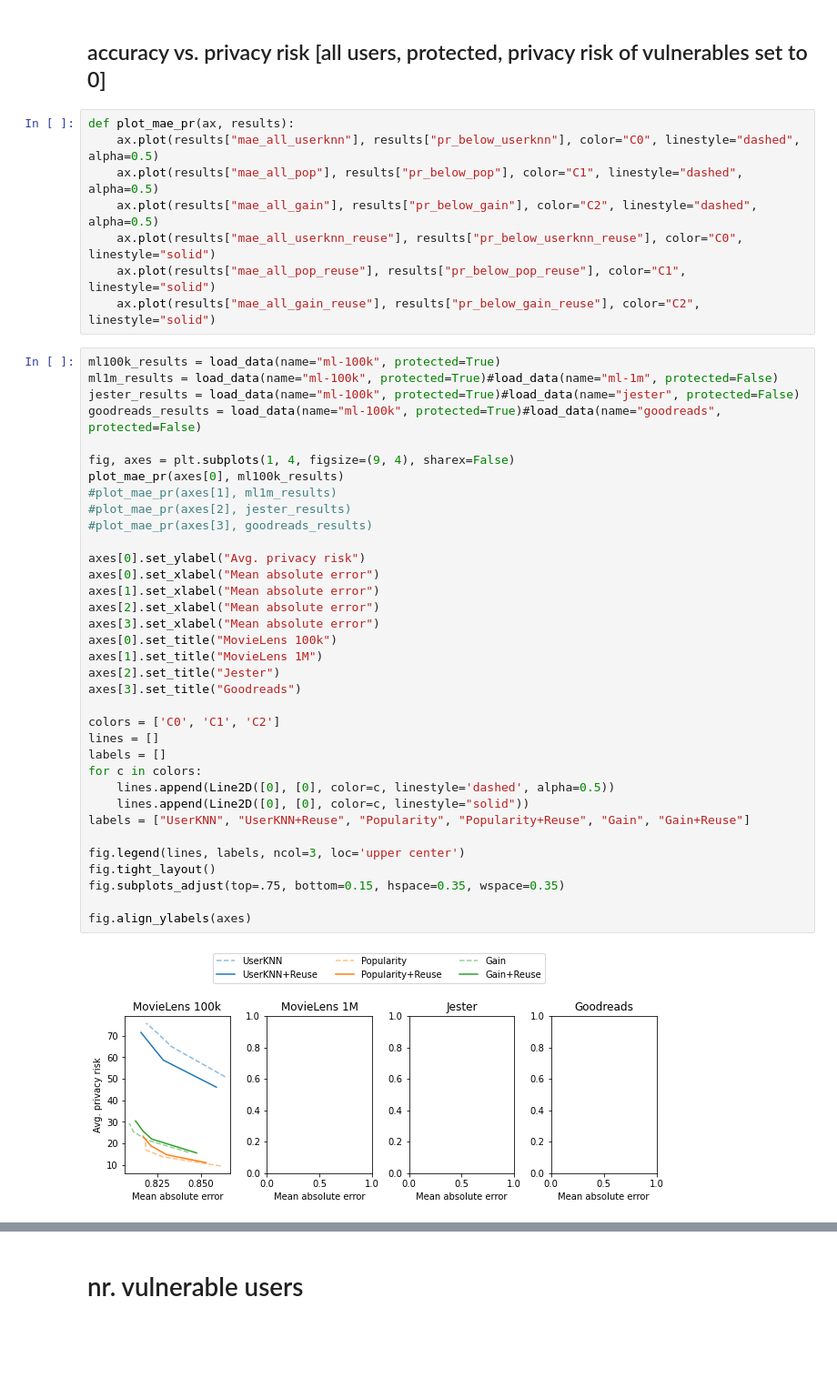
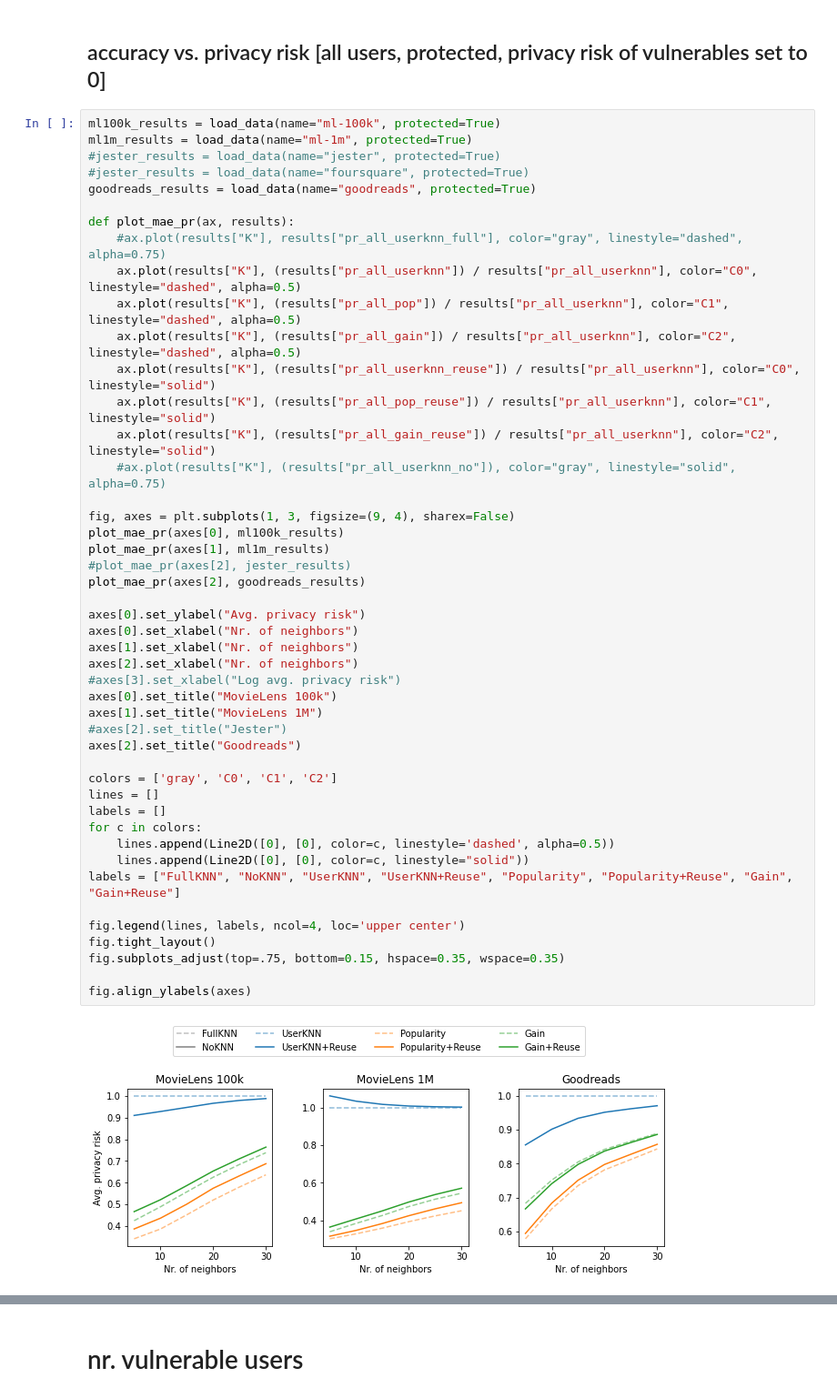
Before and after one commit to pmuellner/ReuseKNN, a Jupyter notebook: Visualization.ipynb, the cells around one changed output, grey strips where cells are left out. Shown at 91% size. Saved outputs shown, nothing was run; the diff lists cells and outputs as text; blank space fills up the shorter version.

```diff
--- a/Visualization.ipynb
+++ b/Visualization.ipynb
@@ -255,47 +183,50 @@ fig.align_ylabels(axes)
 # %% [markdown]
 ## accuracy vs. privacy risk [all users, protected, privacy risk of vulnerables set to 0]
-# %%
-def plot_mae_pr(ax, results):
-    ax.plot(results["mae_all_userknn"], results["pr_below_userknn"], color="C0", linestyle="dashed", alpha=0.5)
-    ax.plot(results["mae_all_pop"], results["pr_below_pop"], color="C1", linestyle="dashed", alpha=0.5)
-    ax.plot(results["mae_all_gain"], results["pr_below_gain"], color="C2", linestyle="dashed", alpha=0.5)
-    ax.plot(results["mae_all_userknn_reuse"], results["pr_below_userknn_reuse"], color="C0", linestyle="solid")
-    ax.plot(results["mae_all_pop_reuse"], results["pr_below_pop_reuse"], color="C1", linestyle="solid")
-    ax.plot(results["mae_all_gain_reuse"], results["pr_below_gain_reuse"], color="C2", linestyle="solid")
 # %%
 ml100k_results = load_data(name="ml-100k", protected=True)
-ml1m_results = load_data(name="ml-100k", protected=True)#load_data(name="ml-1m", protected=False)
-jester_results = load_data(name="ml-100k", protected=True)#load_data(name="jester", protected=False)
-goodreads_results = load_data(name="ml-100k", protected=True)#load_data(name="goodreads", protected=False)
+ml1m_results = load_data(name="ml-1m", protected=True)
+#jester_results = load_data(name="jester", protected=True)
+#jester_results = load_data(name="foursquare", protected=True)
+goodreads_results = load_data(name="goodreads", protected=True)
 
-fig, axes = plt.subplots(1, 4, figsize=(9, 4), sharex=False)
+def plot_mae_pr(ax, results):
+    #ax.plot(results["K"], results["pr_all_userknn_full"], color="gray", linestyle="dashed", alpha=0.75)
+    ax.plot(results["K"], (results["pr_all_userknn"]) / results["pr_all_userknn"], color="C0", linestyle="dashed", alpha=0.5)
+    ax.plot(results["K"], (results["pr_all_pop"]) / results["pr_all_userknn"], color="C1", linestyle="dashed", alpha=0.5)
+    ax.plot(results["K"], (results["pr_all_gain"]) / results["pr_all_userknn"], color="C2", linestyle="dashed", alpha=0.5)
+    ax.plot(results["K"], (results["pr_all_userknn_reuse"]) / results["pr_all_userknn"], color="C0", linestyle="solid")
+    ax.plot(results["K"], (results["pr_all_pop_reuse"]) / results["pr_all_userknn"], color="C1", linestyle="solid")
+    ax.plot(results["K"], (results["pr_all_gain_reuse"]) / results["pr_all_userknn"], color="C2", linestyle="solid")
+    #ax.plot(results["K"], (results["pr_all_userknn_no"]), color="gray", linestyle="solid", alpha=0.75)
+
+fig, axes = plt.subplots(1, 3, figsize=(9, 4), sharex=False)
 plot_mae_pr(axes[0], ml100k_results)
-#plot_mae_pr(axes[1], ml1m_results)
+plot_mae_pr(axes[1], ml1m_results)
 #plot_mae_pr(axes[2], jester_results)
-#plot_mae_pr(axes[3], goodreads_results)
+plot_mae_pr(axes[2], goodreads_results)
 
 axes[0].set_ylabel("Avg. privacy risk")
-axes[0].set_xlabel("Mean absolute error")
-axes[1].set_xlabel("Mean absolute error")
-axes[2].set_xlabel("Mean absolute error")
-axes[3].set_xlabel("Mean absolute error")
+axes[0].set_xlabel("Nr. of neighbors")
+axes[1].set_xlabel("Nr. of neighbors")
+axes[2].set_xlabel("Nr. of neighbors")
+#axes[3].set_xlabel("Log avg. privacy risk")
 axes[0].set_title("MovieLens 100k")
 axes[1].set_title("MovieLens 1M")
-axes[2].set_title("Jester")
-axes[3].set_title("Goodreads")
+#axes[2].set_title("Jester")
+axes[2].set_title("Goodreads")
 
-colors = ['C0', 'C1', 'C2']
+colors = ['gray', 'C0', 'C1', 'C2']
 lines = []
 labels = []
 for c in colors:
     lines.append(Line2D([0], [0], color=c, linestyle='dashed', alpha=0.5))
     lines.append(Line2D([0], [0], color=c, linestyle="solid"))
-labels = ["UserKNN", "UserKNN+Reuse", "Popularity", "Popularity+Reuse", "Gain", "Gain+Reuse"]
+labels = ["FullKNN", "NoKNN", "UserKNN", "UserKNN+Reuse", "Popularity", "Popularity+Reuse", "Gain", "Gain+Reuse"]
 
-fig.legend(lines, labels, ncol=3, loc='upper center')
+fig.legend(lines, labels, ncol=4, loc='upper center')
 fig.tight_layout()
 fig.subplots_adjust(top=.75, bottom=0.15, hspace=0.35, wspace=0.35)
 
 fig.align_ylabels(axes)
 # %% [output]
-[figure, old version]
+[figure, new version]
```
Also changed, not shown: parts of 23 cells of this notebook, 1 other file.
